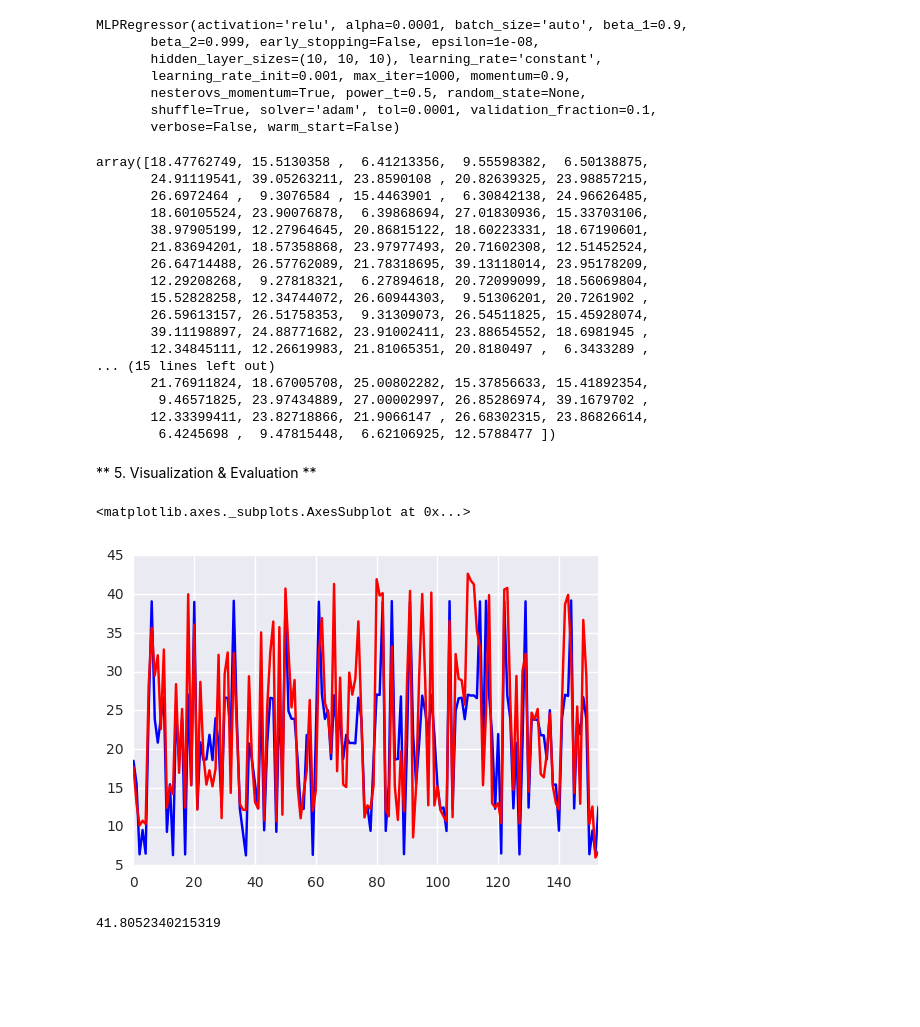
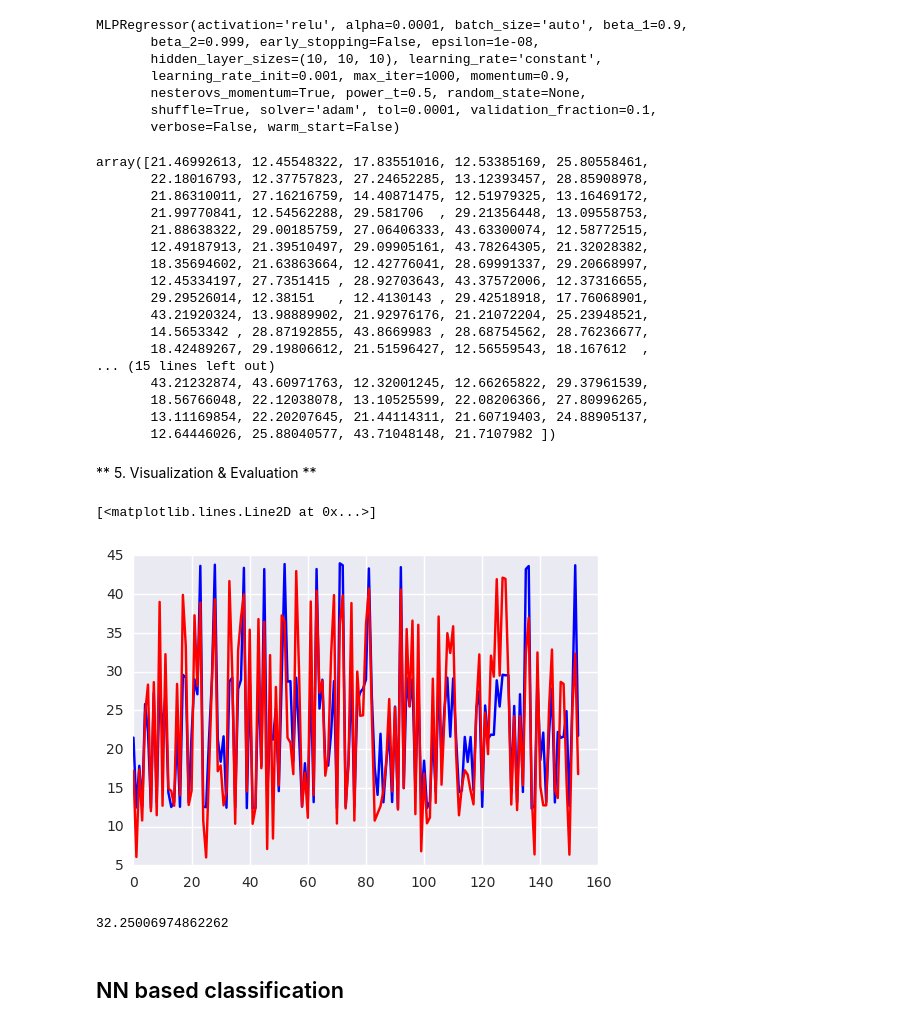
Before and after one commit to intelligent-environments-lab/SBC_course, a Jupyter notebook: 03_module.ipynb, the cells around one changed output. Cells and saved outputs as stored; diff of their text form; code cells hidden in the pictures; blank space fills up the shorter version.

```diff
--- a/03_module.ipynb
+++ b/03_module.ipynb
@@ -321,7 +294,7 @@ the data is from UC Irvine Machine Learning repository
 # %% [markdown]
 ** 1. Read data **
 # %%
-eD = pd.read_csv('energyData.csv')
+eD = pd.read_csv('2_energyData.csv')
 # %%
 eD.columns
 # %% [output]
@@ -399,40 +380,42 @@ predictions = model.predict(X_test)
 # %%
 predictions
 # %% [output]
-array([18.47762749, 15.5130358 ,  6.41213356,  9.55598382,  6.50138875,
-       24.91119541, 39.05263211, 23.8590108 , 20.82639325, 23.98857215,
-       26.6972464 ,  9.3076584 , 15.4463901 ,  6.30842138, 24.96626485,
-       18.60105524, 23.90076878,  6.39868694, 27.01830936, 15.33703106,
-       38.97905199, 12.27964645, 20.86815122, 18.60223331, 18.67190601,
-       21.83694201, 18.57358868, 23.97977493, 20.71602308, 12.51452524,
-       26.64714488, 26.57762089, 21.78318695, 39.13118014, 23.95178209,
-       12.29208268,  9.27818321,  6.27894618, 20.72099099, 18.56069804,
-       15.52828258, 12.34744072, 26.60944303,  9.51306201, 20.7261902 ,
-       26.59613157, 26.51758353,  9.31309073, 26.54511825, 15.45928074,
-       39.11198897, 24.88771682, 23.91002411, 23.88654552, 18.6981945 ,
-       12.34845111, 12.26619983, 21.81065351, 20.8180497 ,  6.3433289 ,
+array([21.46992613, 12.45548322, 17.83551016, 12.53385169, 25.80558461,
+       22.18016793, 12.37757823, 27.24652285, 13.12393457, 28.85908978,
+       21.86310011, 27.16216759, 14.40871475, 12.51979325, 13.16469172,
+       21.99770841, 12.54562288, 29.581706  , 29.21356448, 13.09558753,
+       21.88638322, 29.00185759, 27.06406333, 43.63300074, 12.58772515,
+       12.49187913, 21.39510497, 29.09905161, 43.78264305, 21.32028382,
+       18.35694602, 21.63863664, 12.42776041, 28.69991337, 29.20668997,
+       12.45334197, 27.7351415 , 28.92703643, 43.37572006, 12.37316655,
+       29.29526014, 12.38151   , 12.4130143 , 29.42518918, 17.76068901,
+       43.21920324, 13.98889902, 21.92976176, 21.21072204, 25.23948521,
+       14.5653342 , 28.87192855, 43.8669983 , 28.68754562, 28.76236677,
+       18.42489267, 29.19806612, 21.51596427, 12.56559543, 18.167612  ,
 ... (15 lines left out)
-       21.76911824, 18.67005708, 25.00802282, 15.37856633, 15.41892354,
-        9.46571825, 23.97434889, 27.00002997, 26.85286974, 39.1679702 ,
-       12.33399411, 23.82718866, 21.9066147 , 26.68302315, 23.86826614,
-        6.4245698 ,  9.47815448,  6.62106925, 12.5788477 ])
+       43.21232874, 43.60971763, 12.32001245, 12.66265822, 29.37961539,
+       18.56766048, 22.12038078, 13.10525599, 22.08206366, 27.80996265,
+       13.11169854, 22.20207645, 21.44114311, 21.60719403, 24.88905137,
+       12.64446026, 25.88040577, 43.71048148, 21.7107982 ])
 # %% [markdown]
 ** 5. Visualization & Evaluation **
 # %%
 import seaborn as sns
 %matplotlib inline
 # %%
-sns.tsplot(predictions, color='b')
-sns.tsplot(y_test, color='r')
+plt.plot(predictions, color='b')
+plt.plot(y_test.values, color='r')
 # %% [output]
-<matplotlib.axes._subplots.AxesSubplot at 0x...>
+[<matplotlib.lines.Line2D at 0x...>]
-[figure, old version]
+[figure, new version]
 # %%
 from sklearn.metrics import mean_squared_error
 
 mean_squared_error(y_test, predictions)
 # %% [output]
-41.8052340215319
+32.25006974862262
 # %%
 mean_squared_error?
 # scikitlearn model evaluation google search for other evaluation metrics
+# %% [markdown]
+## NN based classification
```
Also changed, not shown: parts of 61 cells of this notebook, 7 other files.
